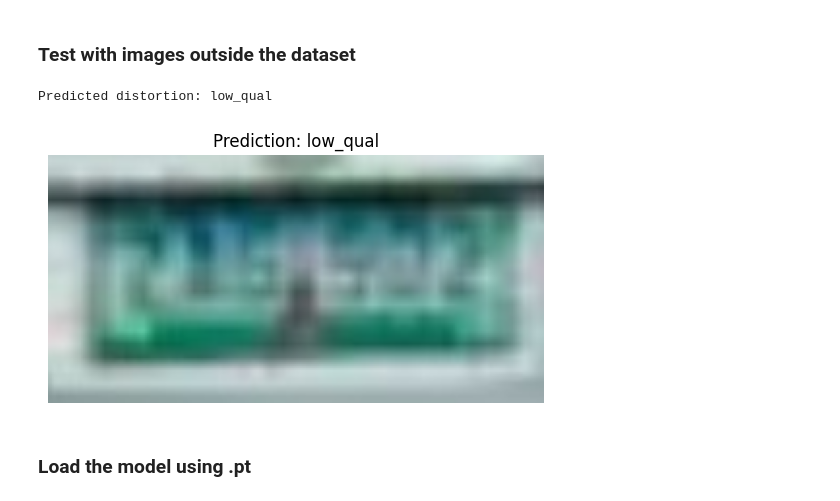
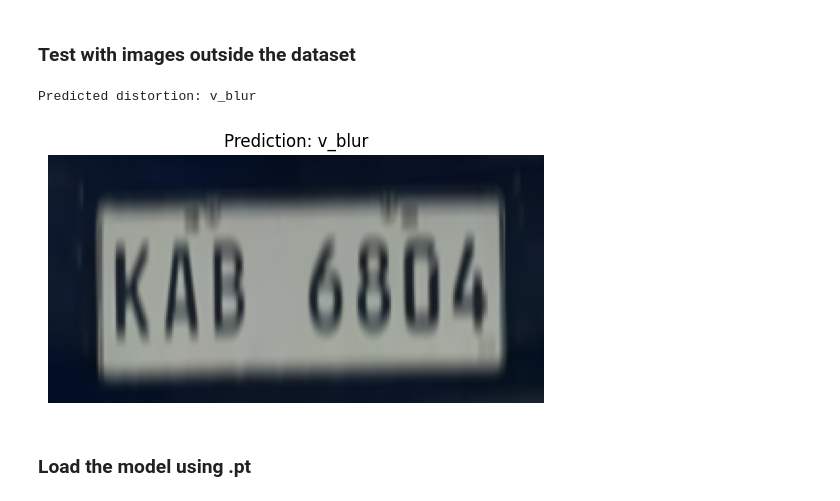
Before and after one commit to jansencruz23/LiPAD-License-Plate-Deblurring-and-Recognition, a Jupyter notebook: src/cnn/distortion_classifier.ipynb, the cells around one changed output. Saved outputs shown, nothing was run; the diff lists cells and outputs as text; code cells hidden in the pictures.

Commit message:
Add test set and test eval

```diff
--- a/src/cnn/distortion_classifier.ipynb
+++ b/src/cnn/distortion_classifier.ipynb
@@ -413,21 +431,21 @@ transform = T.Compose([
     T.Normalize(*stats)
 ])
 
-img_path = os.path.join(DATA_DIR, 'test', '13.jpg')
+img_path = os.path.join(DATA_DIR, 'test', 'v_blur', '10.jpg')
 external_img = Image.open(img_path).convert('RGB')
 img_tensor = transform(external_img)
 # %%
-prediction = predict_image(img_tensor, model)
+prediction = predict_image(img_tensor, loaded_model)
 print(f'Predicted distortion: {prediction}')
 
 denorm_img = denormalize(img_tensor, *stats)[0].permute(1, 2, 0)
 plt.imshow(denorm_img)
 plt.axis('off')
 plt.title(f'Prediction: {prediction}')
 plt.show()
 # %% [output]
-Predicted distortion: low_qual
+Predicted distortion: v_blur
-[figure, old version]
+[figure, new version]
 # %% [markdown]
 ### Load the model using .pt
 # %%
```
Also changed, not shown: parts of 6 cells of this notebook.
